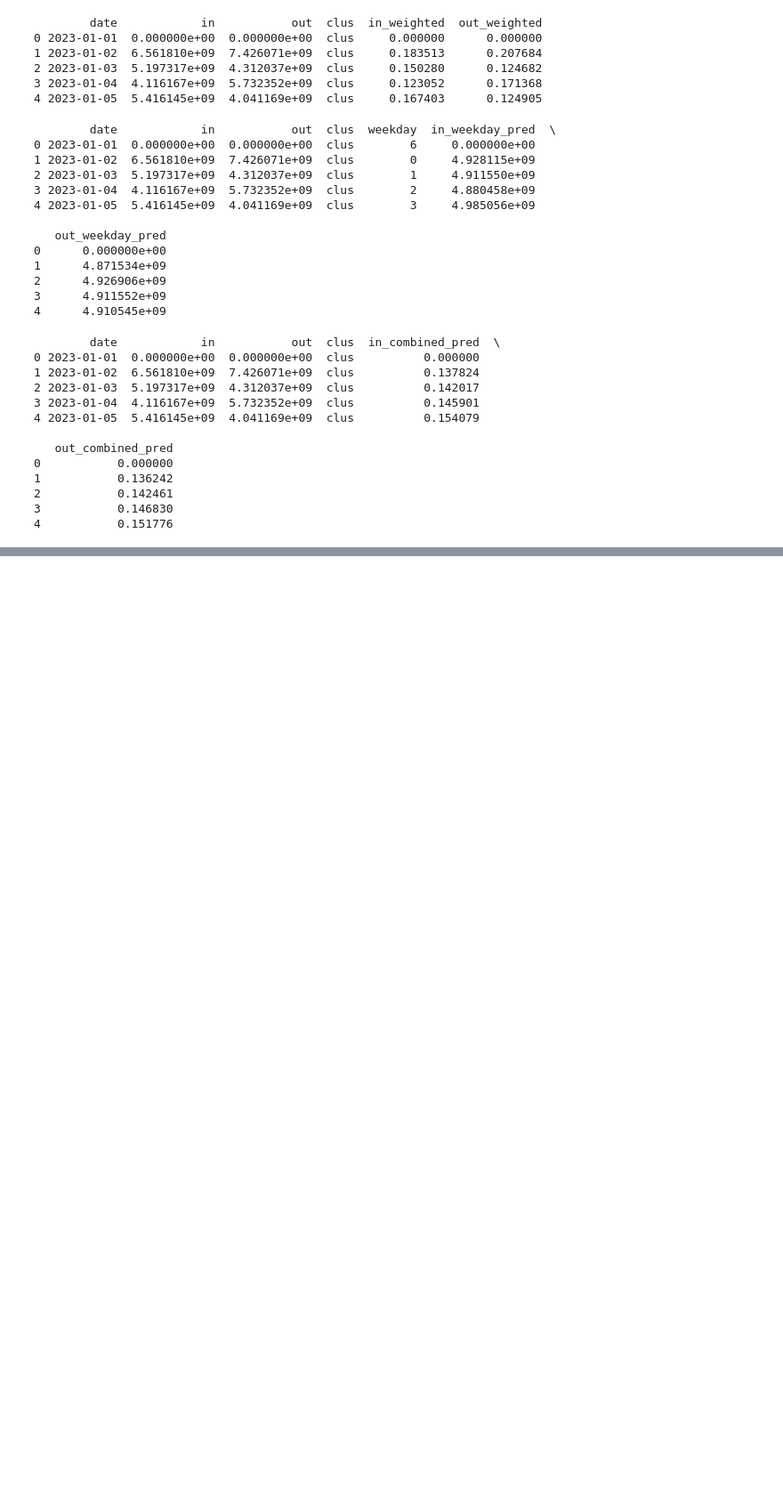
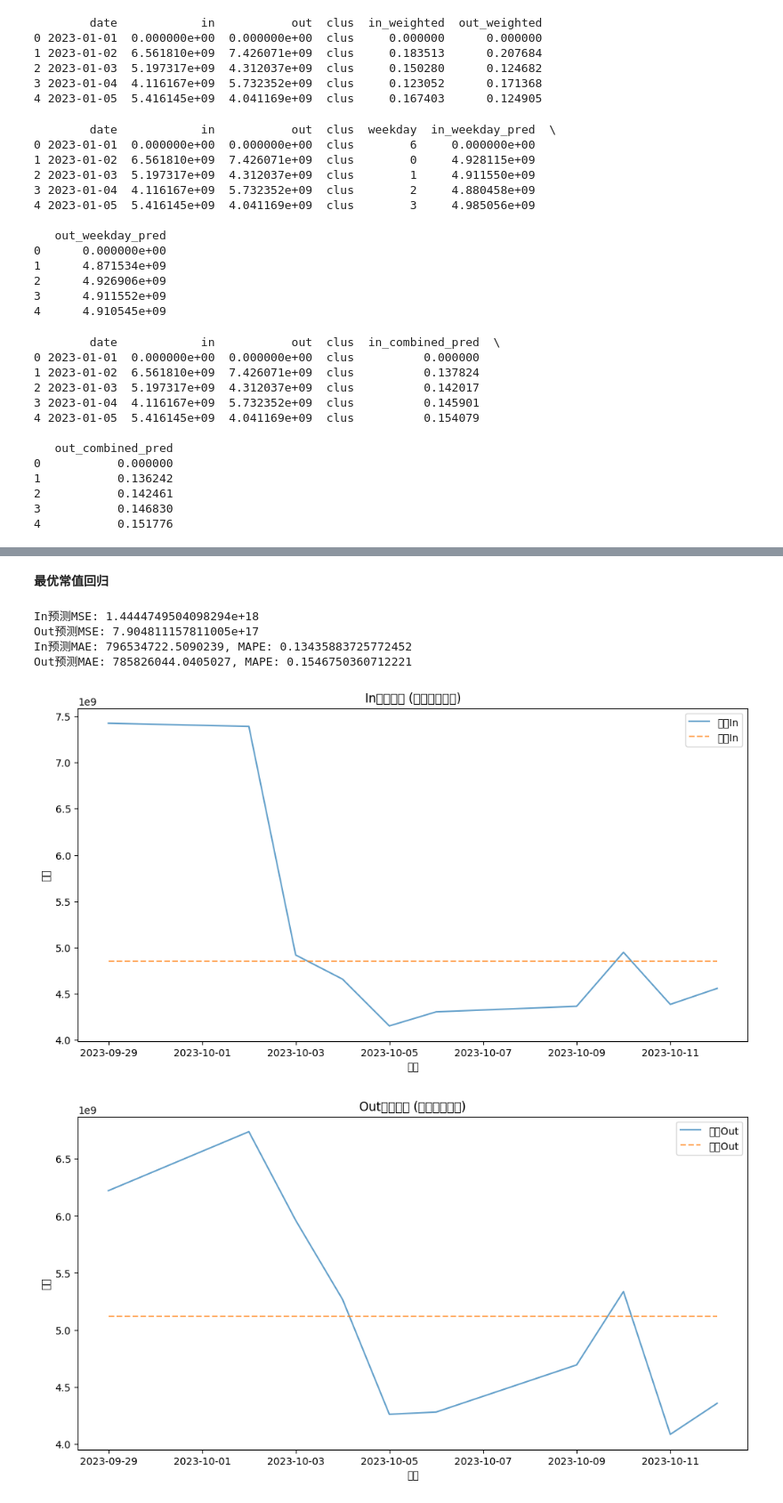
Before and after one commit to Alamoooooooo/AlamoWork, a Jupyter notebook: testCode/flow_test/rank1 回归模型.ipynb, the cells around one changed output, grey strips where cells are left out. Shown at 89% size. Drawn from its saved outputs; the diff is of its cells as text; code cells hidden in the pictures; blank space fills up the shorter version.

```diff
--- a/testCode/flow_test/rank1 回归模型.ipynb
+++ b/testCode/flow_test/rank1 回归模型.ipynb
@@ -518,0 +1414,78 @@ result.to_csv("0.csv", index=False, header=False)  # 导出预测结果
+# %% [markdown]
+**最优常值回归**
+# %%
+import pandas as pd
+import numpy as np
+import matplotlib.pyplot as plt
+from sklearn.metrics import mean_absolute_error, mean_absolute_percentage_error
+
+# 加载数据
+raw_data = pd.read_csv('../fund_flow_simulated.csv')
+raw_data['date'] = pd.to_datetime(raw_data['date'])
+raw_data = raw_data[['date', 'in', 'out', 'clus']]
+raw_data = raw_data[raw_data['in']!=0]
+
+# 设定训练时间段（28天）和测试时间段（未来14天）
+train_start_date = pd.Timestamp('2023-09-01')
+train_end_date = pd.Timestamp('2023-09-28')
+test_start_date = pd.Timestamp('2023-09-29')
+test_end_date = pd.Timestamp('2023-10-12')
+
+# 选择训练数据（28天）
+train_data = raw_data[(raw_data['date'] >= train_start_date) & (raw_data['date'] <= train_end_date)]
+
+# 计算训练数据的均值（最基本的最优常值回归）
+train_mean_in = train_data.groupby('clus')['in'].mean()
+train_mean_out = train_data.groupby('clus')['out'].mean()
+
+# 模拟测试数据（14天）
+test_data = raw_data[(raw_data['date'] >= test_start_date) & (raw_data['date'] <= test_end_date)]
+
+# 将训练数据均值作为预测值（最优常值回归）
+test_data['in_pred'] = test_data['clus'].map(train_mean_in)
+test_data['out_pred'] = test_data['clus'].map(train_mean_out)
+
+# 计算预测结果的MSE（均方误差）
+mse_in = mean_squared_error(test_data['in'], test_data['in_pred'])
+mse_out = mean_squared_error(test_data['out'], test_data['out_pred'])
+
+# 计算预测结果的 MAE 和 MAPE
+mae_in = mean_absolute_error(test_data['in'], test_data['in_pred'])
+mae_out = mean_absolute_error(test_data['out'], test_data['out_pred'])
+
+mape_in = mean_absolute_percentage_error(test_data['in'], test_data['in_pred'])
+mape_out = mean_absolute_percentage_error(test_data['out'], test_data['out_pred'])
+
+
+# 输出MSE
+print(f"In预测MSE: {mse_in}")
+print(f"Out预测MSE: {mse_out}")
+# 输出MAE和MAPE
+print(f"In预测MAE: {mae_in}, MAPE: {mape_in}")
+print(f"Out预测MAE: {mae_out}, MAPE: {mape_out}")
+
+# 可视化实际与预测的对比
+plt.figure(figsize=(12, 6))
+plt.plot(test_data['date'], test_data['in'], label='实际In', alpha=0.7)
+plt.plot(test_data['date'], test_data['in_pred'], label='预测In', linestyle='--', alpha=0.7)
+plt.legend()
+plt.title('In预测结果 (最优常值回归)')
+plt.xlabel('日期')
+plt.ylabel('金额')
+plt.show()
+
+plt.figure(figsize=(12, 6))
+plt.plot(test_data['date'], test_data['out'], label='实际Out', alpha=0.7)
+plt.plot(test_data['date'], test_data['out_pred'], label='预测Out', linestyle='--', alpha=0.7)
+plt.legend()
+plt.title('Out预测结果 (最优常值回归)')
+plt.xlabel('日期')
+plt.ylabel('金额')
+plt.show()
+# %% [output]
+In预测MSE: 1.4444749504098294e+18
+Out预测MSE: 7.904811157811005e+17
+In预测MAE: 796534722.5090239, MAPE: 0.13435883725772452
+Out预测MAE: 785826044.0405027, MAPE: 0.1546750360712221
+[figure, added]
+[figure, added]
```
Also changed, not shown: parts of 20 cells of this notebook, 5 other files.
